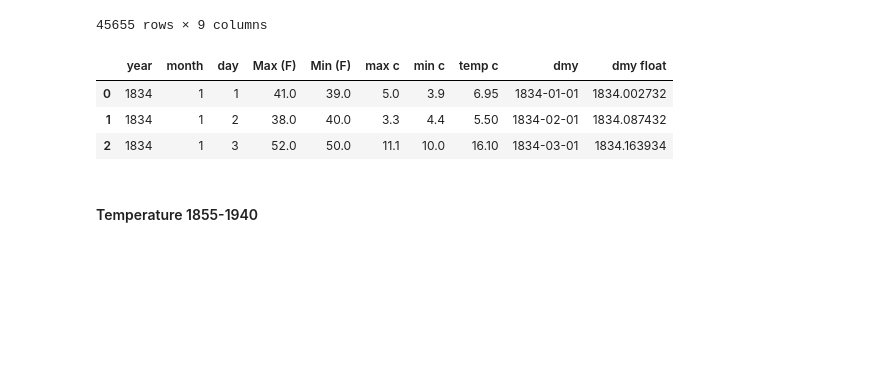
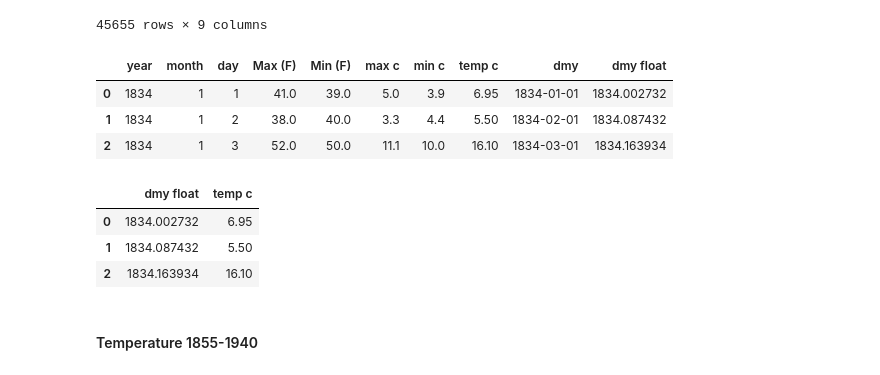
Before and after one commit to nurbujang/2progdaw23, a Jupyter notebook: project2.ipynb, the cells around one changed output. Cells and saved outputs as stored; diff of their text form; code cells hidden in the pictures; blank space fills up the shorter version.

```diff
--- a/project2.ipynb
+++ b/project2.ipynb
@@ -792,6 +777,14 @@ df_irtemp_1853_1854.head(3)
 | 0 | 1834 | 1 | 1 | 41.0 | 39.0 | 5.0 | 3.9 | 6.95 | 1834-01-01 | 1834.002732 |
 | 1 | 1834 | 1 | 2 | 38.0 | 40.0 | 3.3 | 4.4 | 5.50 | 1834-02-01 | 1834.087432 |
 | 2 | 1834 | 1 | 3 | 52.0 | 50.0 | 11.1 | 10.0 | 16.10 | 1834-03-01 | 1834.163934 |
+# %%
+df_irtemp_1853_1854 = df_irtemp_1853_1854[['dmy float', 'temp c']].copy()
+df_irtemp_1853_1854.head(3)
+# %% [output]
+|  | dmy float | temp c |
+| 0 | 1834.002732 | 6.95 |
+| 1 | 1834.087432 | 5.50 |
+| 2 | 1834.163934 | 16.10 |
 # %% [markdown]
 #### Temperature 1855-1940
 # %%
```
Also changed, not shown: parts of 9 cells of this notebook, 2 other files.
